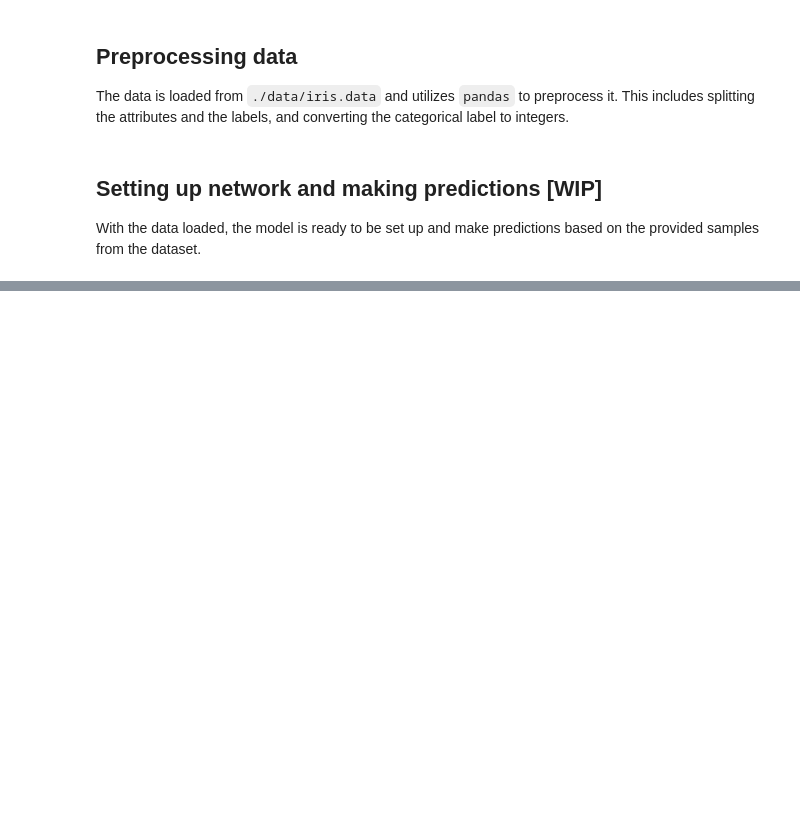
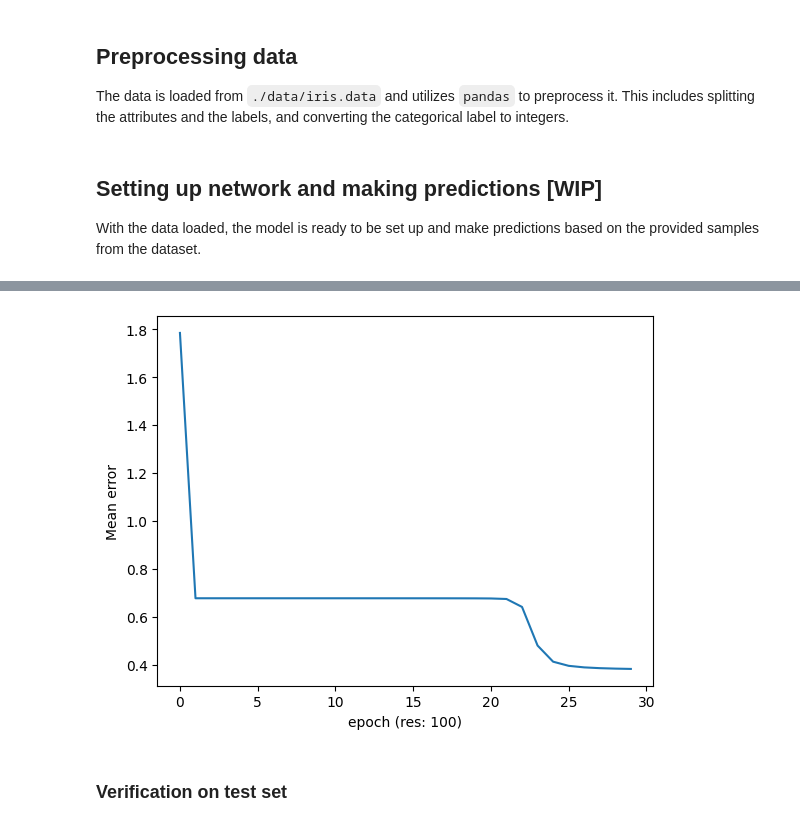
Before and after one commit to simensal/BioplausibleNN_MasterThesis_Code, a Jupyter notebook: ANN.ipynb, the cells around one changed output, grey strips where cells are left out. Saved outputs shown, nothing was run; the diff lists cells and outputs as text; code cells hidden in the pictures; blank space fills up the shorter version.

```diff
--- a/ANN.ipynb
+++ b/ANN.ipynb
@@ -222,0 +245,13 @@ for idx, sample in x.iterrows():
+# %%
+epochs = 3000
+sample_interval = 100
+
+checkpoints = []
+ann.reset()
+
+for i in range(epochs):
+    if not i % sample_interval:
+        print(f'Finished epoch {i}')
+        errors = ann.test(x_test.to_numpy(), solutions_test)
+        checkpoints.append(np.mean(errors))
+    ann.train(x_train.to_numpy(), solutions_train)
@@ -222,0 +284,9 @@ for idx, sample in x.iterrows():
+# %%
+plt.plot(checkpoints)
+plt.xlabel(f'epoch (res: {sample_interval})')
+plt.ylabel("Mean error")
+plt.show()
+# %% [output]
+[figure, added]
+# %% [markdown]
+### Verification on test set
```
Also changed, not shown: parts of 18 cells of this notebook.
